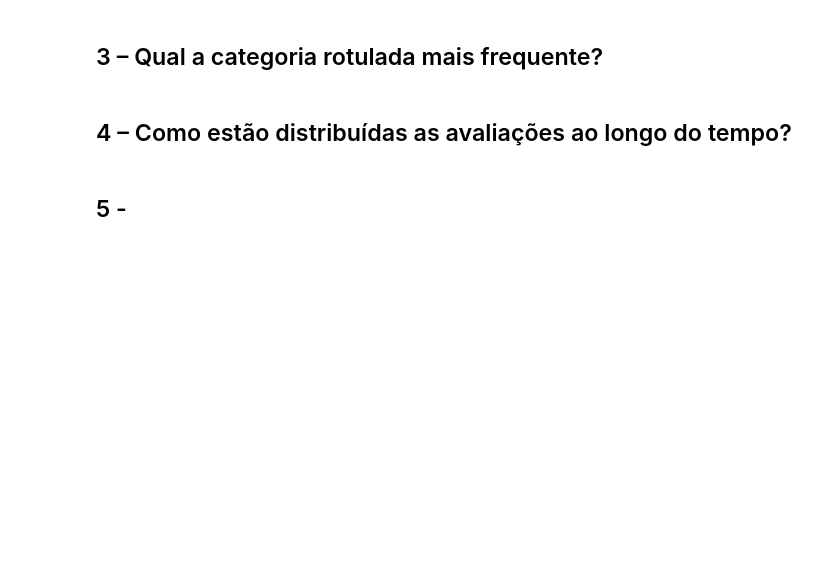
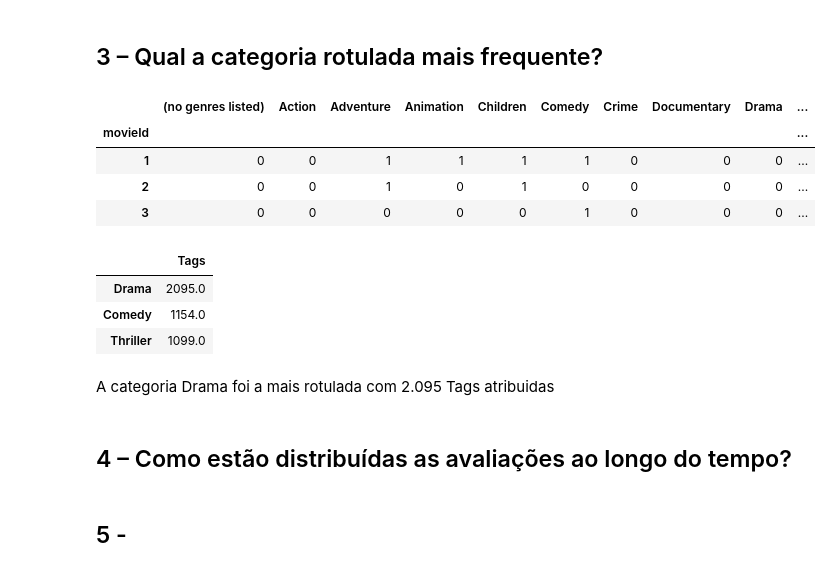
Before and after one commit to dieguim-ifsp-posCD/D1AED, a Jupyter notebook: avaliacoes/20210513-avaliacao01/AED-movie-lens-small.ipynb, the cells around one changed output. Cells and saved outputs as stored; diff of their text form; code cells hidden in the pictures; blank space fills up the shorter version.

```diff
--- a/avaliacoes/20210513-avaliacao01/AED-movie-lens-small.ipynb
+++ b/avaliacoes/20210513-avaliacao01/AED-movie-lens-small.ipynb
@@ -837,5 +827,33 @@ Essas duas análises permite indicar que a distribuição da quantidade de "inte
 # %% [markdown]
 ## 3 – Qual a categoria rotulada mais frequente?
+# %%
+# Juntando o DF de rótulos com a quantidade de tags usando movieId como chave
+categorias_rotuladas = movies_df_generos.set_index('movieId')
+categorias_rotuladas = pd.concat([categorias_rotuladas,(tags_df[['movieId','tag']].groupby('movieId').count())], axis = 1)
+categorias_rotuladas.drop('title', axis = 1, inplace = True)
+categorias_rotuladas.head(3)
+# %% [output]
+|  | (no genres listed) | Action | Adventure | Animation | Children | Comedy | Crime | Documentary | Drama | ... |
+| movieId |  |  |  |  |  |  |  |  |  | ... |
+| 1 | 0 | 0 | 1 | 1 | 1 | 1 | 0 | 0 | 0 | ... |
+| 2 | 0 | 0 | 1 | 0 | 1 | 0 | 0 | 0 | 0 | ... |
+| 3 | 0 | 0 | 0 | 0 | 0 | 1 | 0 | 0 | 0 | ... |
+# %%
+# Criando Dicionário relacionando Generos com quantidade de tags
+qtd_tags_por_rotulos = {}
+for i in categorias_rotuladas.columns:
+  qtd_tags_por_rotulos[i] = categorias_rotuladas[categorias_rotuladas[i] == 1].sum()[-1]
+
+# Transformando Dicionário em DF
+qtd_tags_por_rotulos = pd.DataFrame(qtd_tags_por_rotulos.values(), index = qtd_tags_por_rotulos.keys(), columns = ['Tags'])
+qtd_tags_por_rotulos.sort_values(by='Tags', ascending= False).head(3)
+# %% [output]
+|  | Tags |
+| Drama | 2095.0 |
+| Comedy | 1154.0 |
+| Thriller | 1099.0 |
+# %% [markdown]
+A categoria Drama foi a mais rotulada com 2.095 Tags atribuidas
 # %% [markdown]
 ## 4 – Como estão distribuídas as avaliações ao longo do tempo?
 # %% [markdown]
```
Also changed, not shown: parts of 3 cells of this notebook.
